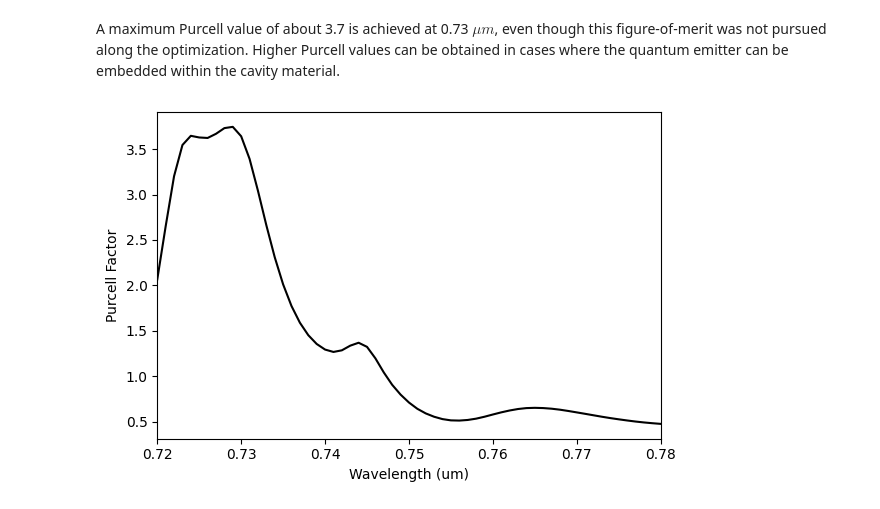
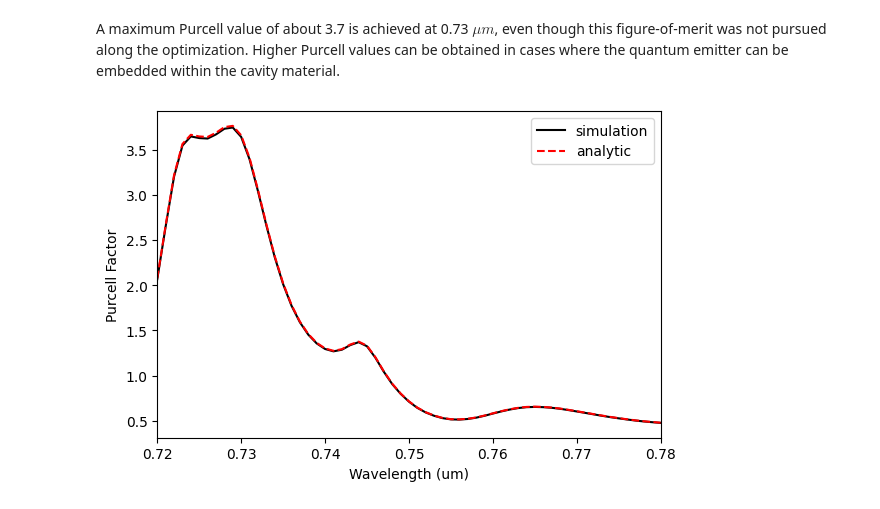
Before and after one commit to flexcompute-readthedocs/tidy3d-docs, a Jupyter notebook: docs/source/notebooks/BullseyeCavityPSO.ipynb, the cells around one changed output. Drawn from its saved outputs; the diff is of its cells as text; code cells hidden in the pictures.

```diff
--- a/docs/source/notebooks/BullseyeCavityPSO.ipynb
+++ b/docs/source/notebooks/BullseyeCavityPSO.ipynb
@@ -413,6 +425,18 @@ final_design = get_simulation(
     dcf=best_par[5],
 )
 
+# Field monitor to visualize the fields at the peak coupling efficiency.
+wl_mon = 0.725 # Wavelength for field monitor.
+field_monitor_xz_f = td.FieldMonitor(
+    center=(0, 0.05, final_design.center[2]/2),
+    size=(final_design.size[0], 0, final_design.size[2]),
+    freqs=[td.C_0/wl_mon],
+    name="field_xz_f",
+)
+
+mon_f = final_design.monitors + (field_monitor_xz_f,)
+final_design = final_design.copy(update=dict(monitors=mon_f))
+
 fig, (ax1, ax2) = plt.subplots(1, 2, tight_layout=True, figsize=(10, 5))
 final_design.plot_eps(z=best_par[4] + t_tio2 / 1.5, ax=ax1)
 final_design.plot_eps(y=0, ax=ax2)
@@ -462,0 +493,2 @@ Purcell factor enhancement is usually desired when designing a quantum emitter l
+# %%
+p_bulk_a = ((2 * np.pi * freqs) ** 2 / (12 * np.pi)) * (td.MU_0 * n_tio2 / td.C_0)
@@ -462,0 +497,2 @@ Purcell factor enhancement is usually desired when designing a quantum emitter l
+# %%
+p_bulk_a = p_bulk_a * 2 ** (2 * np.sum(np.abs(final_design.symmetry)))
@@ -463,15 +501,15 @@ Purcell factor enhancement is usually desired when designing a quantum emitter l
 # %%
 # Point dipole source located at the center of TiO2 thin film.
 dp_source_bulk = td.PointDipole(
-    center=(0, 0, (pml_spacing + best_par[4] + t_tio2 + best_par[5]) / 2),
+    center=(0, 0, final_design.size[2] / 2),
     source_time=td.GaussianPulse(freq0=freq, fwidth=freqw),
     polarization="Ey",
 )
 
 # Flux monitor to get the total dipole power.
 flux_dip_bulk = td.FluxMonitor(
-    center=(0, 0, (pml_spacing + best_par[4] + t_tio2 + best_par[5]) / 2),
-    size=(final_design.size),
+    center=(0, 0, final_design.size[2] / 2),
+    size=final_design.size,
     freqs=freqs,
     name="flux_dip_bulk",
 )
@@ -482,12 +520,13 @@ bulk_device = final_design.copy(
         "sources": [dp_source_bulk],
         "monitors": [flux_dip_bulk],
         "medium": mat_tio2,
+        "symmetry": final_design.symmetry,
         "boundary_spec": td.BoundarySpec.all_sides(boundary=td.PML()),
     }
 )
 
 fig, (ax1, ax2) = plt.subplots(1, 2, tight_layout=True, figsize=(10, 5))
-bulk_device.plot_eps(z=t_sio2 + t_tio2, ax=ax1)
+bulk_device.plot_eps(z=(final_design.size[2]) / 2, ax=ax1)
 bulk_device.plot_eps(y=0, ax=ax2)
 plt.show()
 # %% [output]
@@ -517,14 +556,18 @@ sim_data_bulk = web.run(bulk_device, task_name="bulk sim")
 A maximum Purcell value of about 3.7 is achieved at 0.73 $\mu m$, even though this figure-of-merit was not pursued along the optimization. Higher Purcell values can be obtained in cases where the quantum emitter can be embedded within the cavity material.
 # %%
 p_cav = sim_data_final["flux_dip"].flux
-p_bulk = sim_data_bulk["flux_dip_bulk"].flux
-purcell = p_cav / p_bulk
+p_bulk_s = sim_data_bulk["flux_dip_bulk"].flux
+
+purcell_s = p_cav / p_bulk_s
+purcell_a = p_cav / p_bulk_a
 
 f, ax1 = plt.subplots(1, 1, figsize=(6, 4), tight_layout=True)
-ax1.plot(wl_range, purcell, "-k")
+ax1.plot(wl_range, purcell_s, "-k", label="simulation")
+ax1.plot(wl_range, purcell_a, "--r", label="analytic")
 ax1.set_xlabel("Wavelength (um)")
 ax1.set_ylabel("Purcell Factor")
 ax1.set_xlim(wl - bw / 2, wl + bw / 2)
+plt.legend()
 plt.show()
 # %% [output]
-[figure, old version]
+[figure, new version]
```
Also changed, not shown: parts of 14 cells of this notebook.
